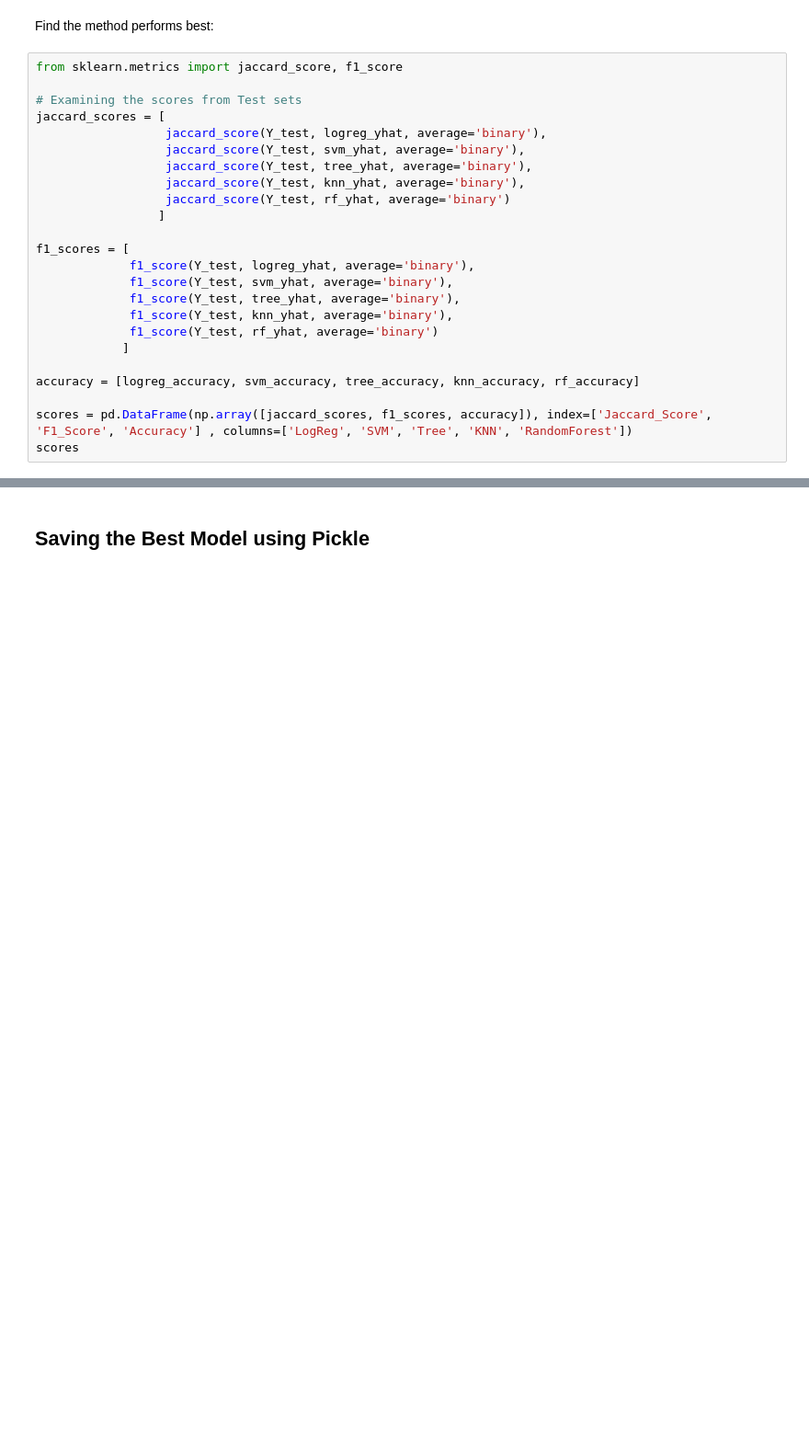
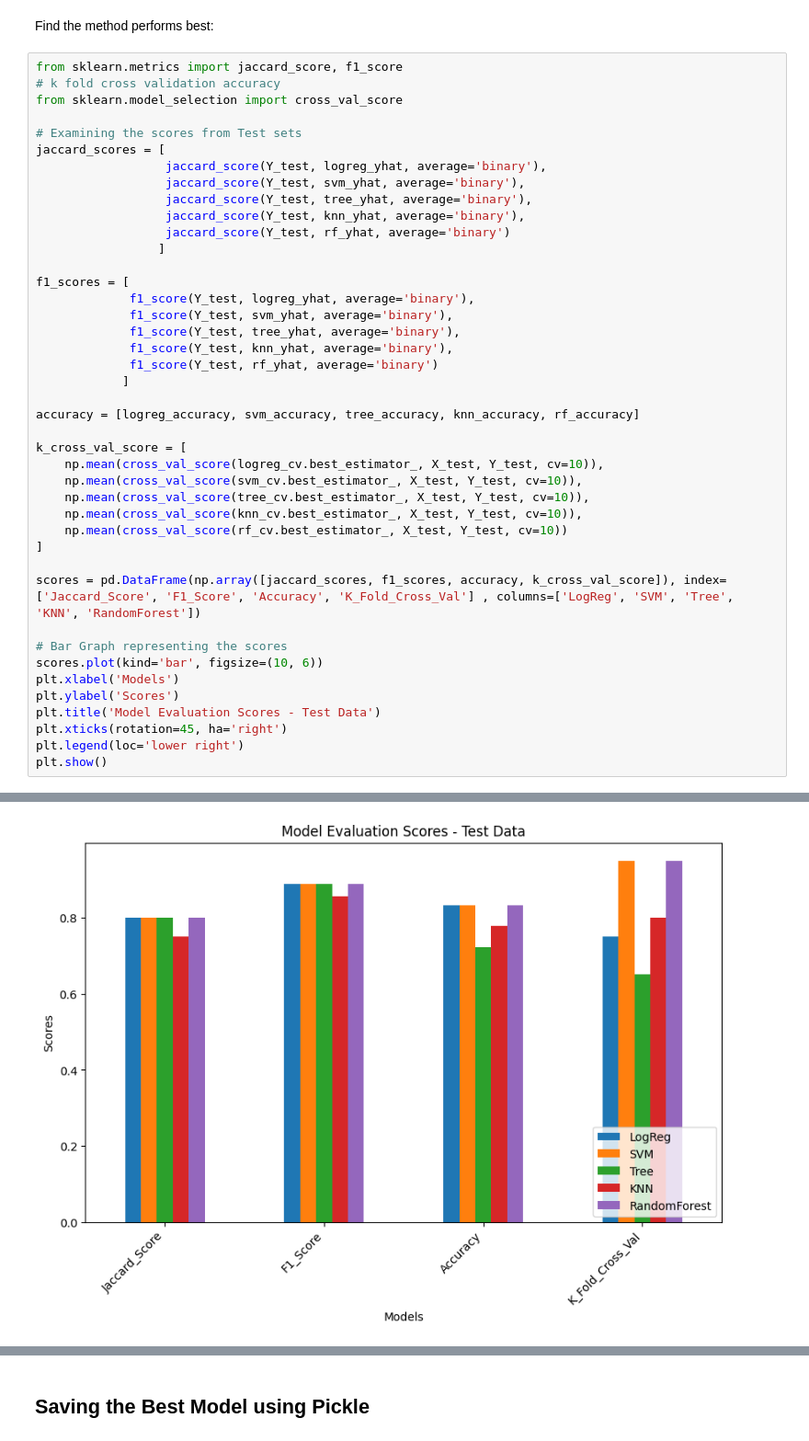
Before and after one commit to Thej-Venkat-P/SpaceX-First-Stage-Landing-Prediction, a Jupyter notebook: Machine Learning Prediction.ipynb, the cells around one changed output, grey strips where cells are left out. Shown: that part at 92% size. Saved outputs shown, nothing was run; the diff lists cells and outputs as text; blank space fills up the shorter version.

Commit message:
Bar graph for scores

```diff
--- a/Machine Learning Prediction.ipynb
+++ b/Machine Learning Prediction.ipynb
@@ -305,6 +305,8 @@ plot_confusion_matrix(Y_test, rf_yhat)
 Find the method performs best:
 # %%
 from sklearn.metrics import jaccard_score, f1_score
+# k fold cross validation accuracy
+from sklearn.model_selection import cross_val_score
 
 # Examining the scores from Test sets
 jaccard_scores = [
@@ -325,6 +327,22 @@ f1_scores = [
 
 accuracy = [logreg_accuracy, svm_accuracy, tree_accuracy, knn_accuracy, rf_accuracy]
 
-scores = pd.DataFrame(np.array([jaccard_scores, f1_scores, accuracy]), index=['Jaccard_Score', 'F1_Score', 'Accuracy'] , columns=['LogReg', 'SVM', 'Tree', 'KNN', 'RandomForest'])
-scores
+k_cross_val_score = [
+    np.mean(cross_val_score(logreg_cv.best_estimator_, X_test, Y_test, cv=10)),
+    np.mean(cross_val_score(svm_cv.best_estimator_, X_test, Y_test, cv=10)),
+    np.mean(cross_val_score(tree_cv.best_estimator_, X_test, Y_test, cv=10)),
+    np.mean(cross_val_score(knn_cv.best_estimator_, X_test, Y_test, cv=10)),
+    np.mean(cross_val_score(rf_cv.best_estimator_, X_test, Y_test, cv=10))
+]
+
+scores = pd.DataFrame(np.array([jaccard_scores, f1_scores, accuracy, k_cross_val_score]), index=['Jaccard_Score', 'F1_Score', 'Accuracy', 'K_Fold_Cross_Val'] , columns=['LogReg', 'SVM', 'Tree', 'KNN', 'RandomForest'])
+
+# Bar Graph representing the scores
+scores.plot(kind='bar', figsize=(10, 6))
+plt.xlabel('Models')
+plt.ylabel('Scores')
+plt.title('Model Evaluation Scores - Test Data')
+plt.xticks(rotation=45, ha='right')
+plt.legend(loc='lower right')
+plt.show()
 # %% [output]
@@ -335,3 +349,4 @@ scores
+[figure, added]
 # %%
 # Examining the scores from the whole Dataset
 jaccard_scores = [
```
Also changed, not shown: parts of 6 cells of this notebook.
